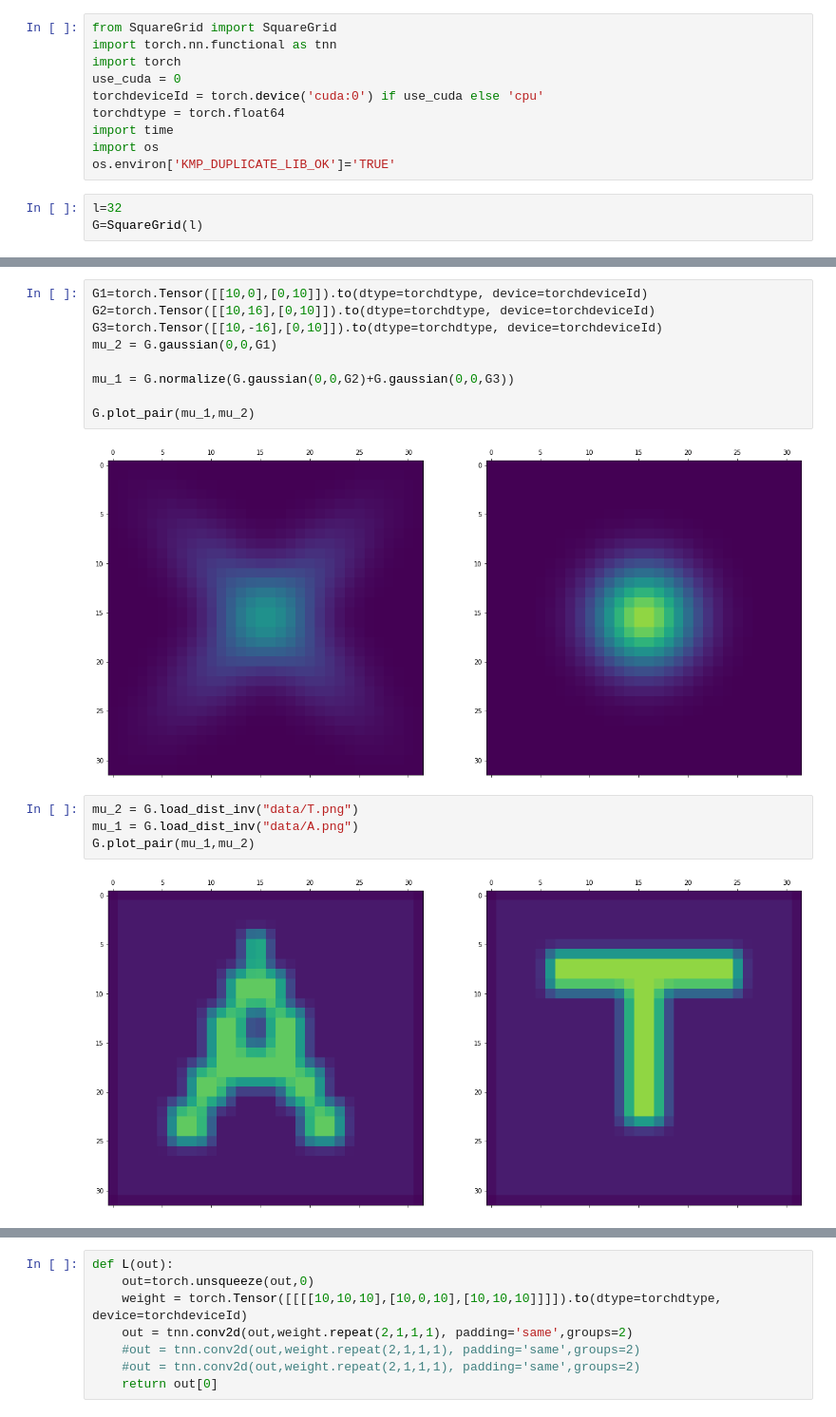
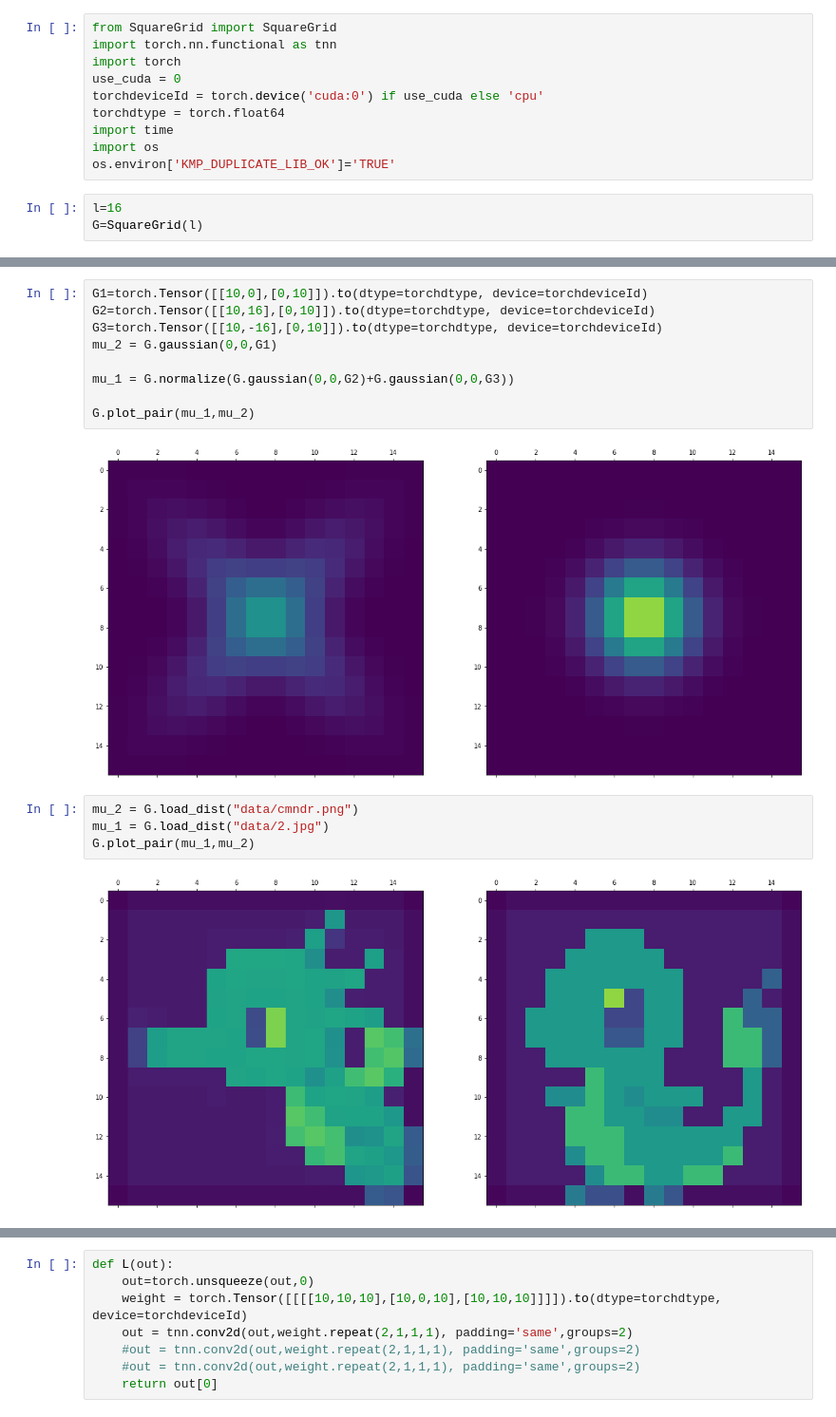
Before and after one commit to mao1756/pdot, a Jupyter notebook: OT.ipynb, the cells around one changed output, grey strips where cells are left out. Shown at 95% size. Cells and saved outputs as stored; diff of their text form.

```diff
--- a/OT.ipynb
+++ b/OT.ipynb
@@ -9,7 +9,7 @@ import time
 import os
 os.environ['KMP_DUPLICATE_LIB_OK']='TRUE'
 # %%
-l=32
+l=16
 G=SquareGrid(l)
 # %%
 G1=torch.Tensor([[10,0],[0,10]]).to(dtype=torchdtype, device=torchdeviceId)
@@ -43,11 +43,11 @@ mu_1 = G.normalize(G.gaussian(0,0,G2)+G.gaussian(0,0,G3))
 
 G.plot_pair(mu_1,mu_2)
 # %% [output]
-[figure, old version]
+[figure, new version]
 # %%
-mu_2 = G.load_dist_inv("data/T.png")
-mu_1 = G.load_dist_inv("data/A.png")
+mu_2 = G.load_dist("data/cmndr.png")
+mu_1 = G.load_dist("data/2.jpg")
 G.plot_pair(mu_1,mu_2)
 # %% [output]
-[figure, old version]
+[figure, new version]
 # %%
```
Also changed, not shown: parts of 6 cells of this notebook, 3 other files.
